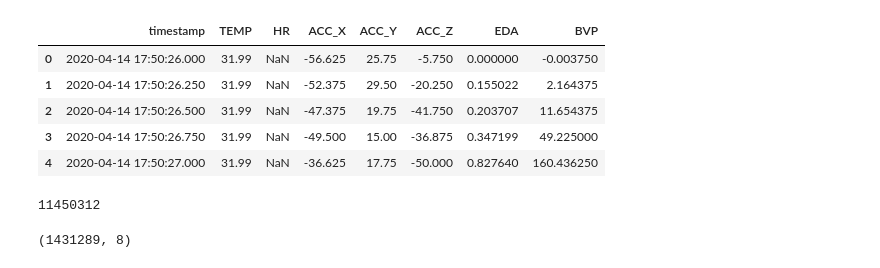
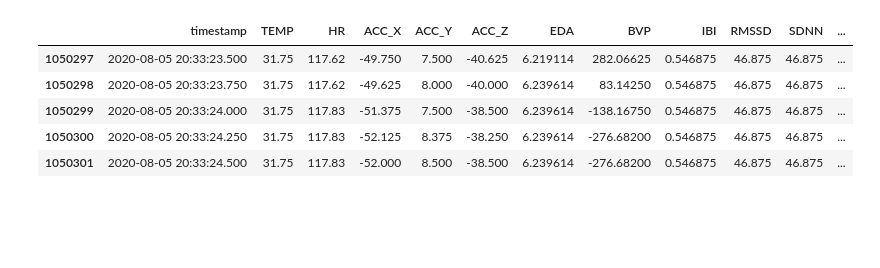
Before and after one commit to bamomwo/early-disease-anomaly-detection, a Jupyter notebook: notebooks/sandbox.ipynb, the cells around one changed output. Saved outputs shown, nothing was run; the diff lists cells and outputs as text; code cells hidden in the pictures; blank space fills up the shorter version.

```diff
--- a/notebooks/sandbox.ipynb
+++ b/notebooks/sandbox.ipynb
@@ -4,19 +7,11 @@ import numpy as np
 # %%
-data = pd.read_csv("../data/interim/participant_5C_merged.csv")
+data = pd.read_csv("../data/hrv/participant_15_merged.csv")
 # %%
-data.head()
+data.tail()
 # %% [output]
-|  | timestamp | TEMP | HR | ACC_X | ACC_Y | ACC_Z | EDA | BVP |
-| 0 | 2020-04-14 17:50:26.000 | 31.99 | NaN | -56.625 | 25.75 | -5.750 | 0.000000 | -0.003750 |
-| 1 | 2020-04-14 17:50:26.250 | 31.99 | NaN | -52.375 | 29.50 | -20.250 | 0.155022 | 2.164375 |
-| 2 | 2020-04-14 17:50:26.500 | 31.99 | NaN | -47.375 | 19.75 | -41.750 | 0.203707 | 11.654375 |
-| 3 | 2020-04-14 17:50:26.750 | 31.99 | NaN | -49.500 | 15.00 | -36.875 | 0.347199 | 49.225000 |
-| 4 | 2020-04-14 17:50:27.000 | 31.99 | NaN | -36.625 | 17.75 | -50.000 | 0.827640 | 160.436250 |
+|  | timestamp | TEMP | HR | ACC_X | ACC_Y | ACC_Z | EDA | BVP | IBI | RMSSD | SDNN | ... |
+| 1050297 | 2020-08-05 20:33:23.500 | 31.75 | 117.62 | -49.750 | 7.500 | -40.625 | 6.219114 | 282.06625 | 0.546875 | 46.875 | 46.875 | ... |
+| 1050298 | 2020-08-05 20:33:23.750 | 31.75 | 117.62 | -49.625 | 8.000 | -40.000 | 6.239614 | 83.14250 | 0.546875 | 46.875 | 46.875 | ... |
+| 1050299 | 2020-08-05 20:33:24.000 | 31.75 | 117.83 | -51.375 | 7.500 | -38.500 | 6.239614 | -138.16750 | 0.546875 | 46.875 | 46.875 | ... |
+| 1050300 | 2020-08-05 20:33:24.250 | 31.75 | 117.83 | -52.125 | 8.375 | -38.250 | 6.239614 | -276.68200 | 0.546875 | 46.875 | 46.875 | ... |
+| 1050301 | 2020-08-05 20:33:24.500 | 31.75 | 117.83 | -52.000 | 8.500 | -38.500 | 6.239614 | -276.68200 | 0.546875 | 46.875 | 46.875 | ... |
-# %%
-data.size
-# %% [output]
-11450312
-# %%
-data.shape
-# %% [output]
-(1431289, 8)
```
Also changed, not shown: parts of 3 cells of this notebook, 7 other files.
